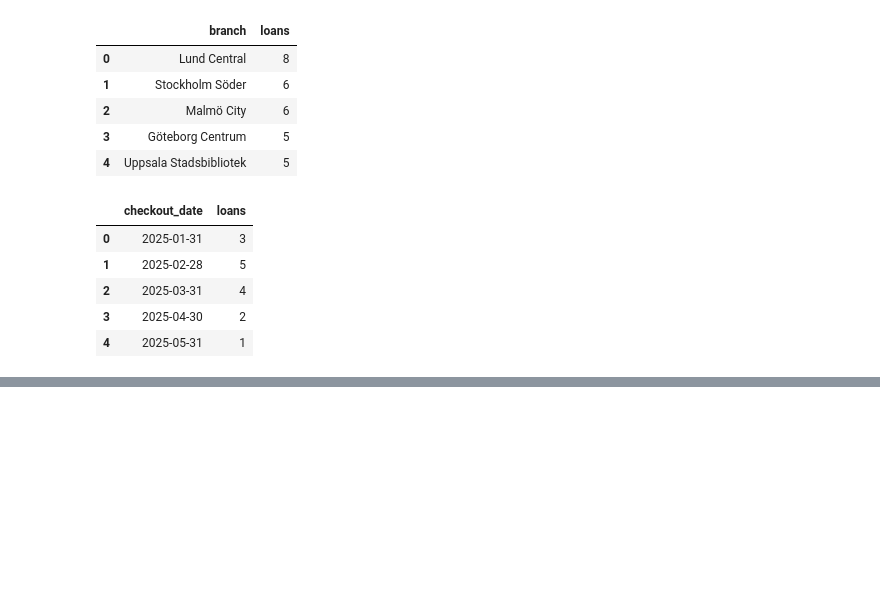
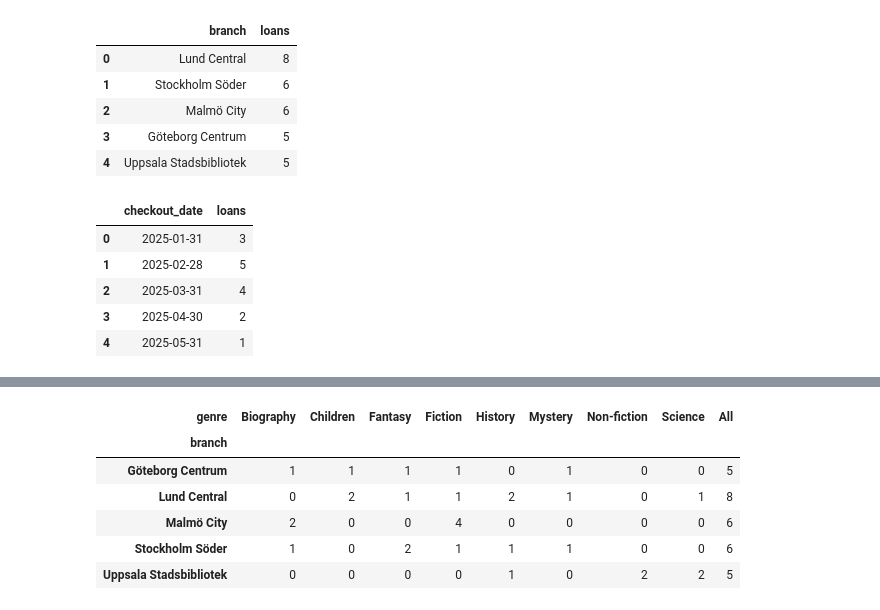
Before and after one commit to MagdalenaPersson/EDA---Biblioteket, a Jupyter notebook: report.ipynb, the cells around one changed output, grey strips where cells are left out. Saved outputs shown, nothing was run; the diff lists cells and outputs as text; code cells hidden in the pictures; blank space fills up the shorter version.

```diff
--- a/report.ipynb
+++ b/report.ipynb
@@ -92,8 +95,21 @@ V.box_h(ax, df["loan_days"], "Lånetid - spridning", "Dagar")
 # %%
 piv = pd.pivot_table(
     df,
     index="branch",
     columns="genre",
     values="loan_id",
-    aggfunc=""
+    aggfunc="nunique",
+    fill_value=0,
+    margins=True
 )
+
+piv.to_csv("data/pivot_branch_x_genre.csv")
+piv.head()
+# %% [output]
+| genre | Biography | Children | Fantasy | Fiction | History | Mystery | Non-fiction | Science | All |
+| branch |  |  |  |  |  |  |  |  |  |
+| Göteborg Centrum | 1 | 1 | 1 | 1 | 0 | 1 | 0 | 0 | 5 |
+| Lund Central | 0 | 2 | 1 | 1 | 2 | 1 | 0 | 1 | 8 |
+| Malmö City | 2 | 0 | 0 | 4 | 0 | 0 | 0 | 0 | 6 |
+| Stockholm Söder | 1 | 0 | 2 | 1 | 1 | 1 | 0 | 0 | 6 |
+| Uppsala Stadsbibliotek | 0 | 0 | 0 | 0 | 1 | 0 | 2 | 2 | 5 |
```
Also changed, not shown: parts of 3 cells of this notebook, 7 other files.
